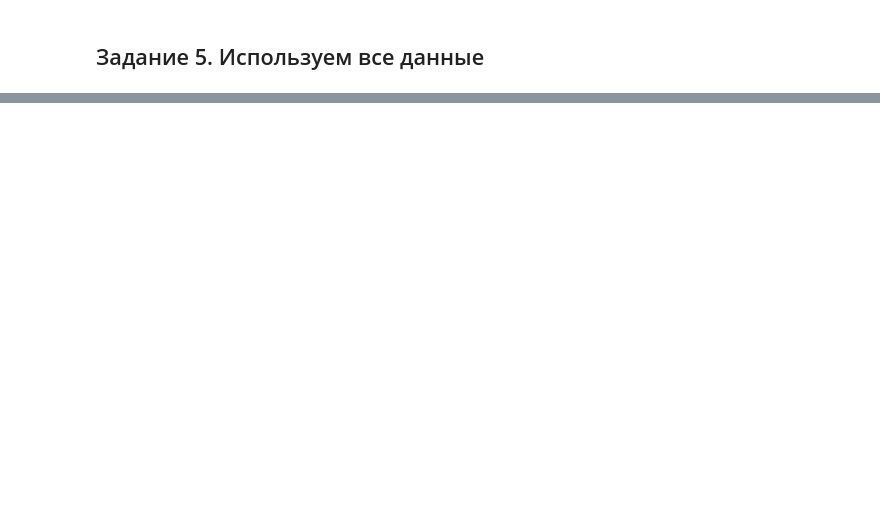
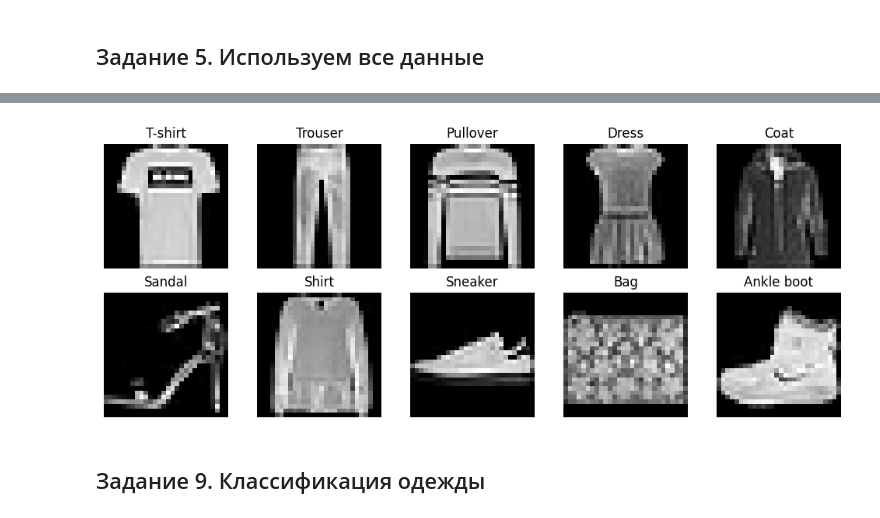
Before and after one commit to KhubbatulinMark/sber-21-rudn, a Jupyter notebook: solutions/ML/03-lr-solution.ipynb, the cells around one changed output, grey strips where cells are left out. Drawn from its saved outputs; the diff is of its cells as text; code cells hidden in the pictures; blank space fills up the shorter version.

Commit message:
update project and solution

```diff
--- a/solutions/ML/03-lr-solution.ipynb
+++ b/solutions/ML/03-lr-solution.ipynb
@@ -684,0 +153,10 @@ print(f"Task 10 accuracy: {acc_10:.4f}")
+# %%
+df_full = pd.read_csv("../../production/AI_Machine_Learning.Project_3.ID_1577773/datasets/diamonds.csv")
+y_full = df_full["price"]
+X_full = pd.get_dummies(df_full.drop(columns=["price"]), columns=["cut", "color", "clarity"])
+
+X_train, X_test, y_train, y_test = train_test_split(X_full, y_full, test_size=0.2, random_state=21)
+
+scaler = StandardScaler()
+X_train_sc = scaler.fit_transform(X_train)
+X_test_sc = scaler.transform(X_test)
@@ -684,0 +176,5 @@ print(f"Task 10 accuracy: {acc_10:.4f}")
+# %%
+for name, Model in [("Ridge", Ridge), ("Lasso", Lasso)]:
+    m = Model(alpha=0.01).fit(X_train_sc, y_train)
+    yp = m.predict(X_test_sc)
+    print(f"{name:5s}: MAE={mean_absolute_error(y_test, yp):.2f}, MSE={mean_squared_error(y_test, yp):.2f}")
@@ -684,0 +211,15 @@ print(f"Task 10 accuracy: {acc_10:.4f}")
+# %%
+import torch
+import torch.nn as nn
+from torch.utils.data import DataLoader, TensorDataset
+from torchvision import datasets
+
+train_fmnist = datasets.FashionMNIST(root=".", train=True, download=True)
+test_fmnist = datasets.FashionMNIST(root=".", train=False, download=True)
+X_train_fm, y_train_fm = train_fmnist.data.numpy(), train_fmnist.targets.numpy()
+X_test_fm, y_test_fm = test_fmnist.data.numpy(), test_fmnist.targets.numpy()
+
+class_names = ["T-shirt", "Trouser", "Pullover", "Dress", "Coat",
+               "Sandal", "Shirt", "Sneaker", "Bag", "Ankle boot"]
+for i, name in enumerate(class_names):
+    print(f"{i}: {name}")
@@ -684,0 +237,11 @@ print(f"Task 10 accuracy: {acc_10:.4f}")
+# %%
+fig, axes = plt.subplots(2, 5, figsize=(10, 4))
+for i, ax in enumerate(axes.flat):
+    idx = np.where(y_train_fm == i)[0][0]
+    ax.imshow(X_train_fm[idx], cmap="gray")
+    ax.set_title(class_names[i]); ax.axis("off")
+plt.tight_layout(); plt.show()
+# %% [output]
+[figure, added]
+# %% [markdown]
+## Задание 9. Классификация одежды
```
Also changed, not shown: parts of 87 cells of this notebook, 2 other files.
